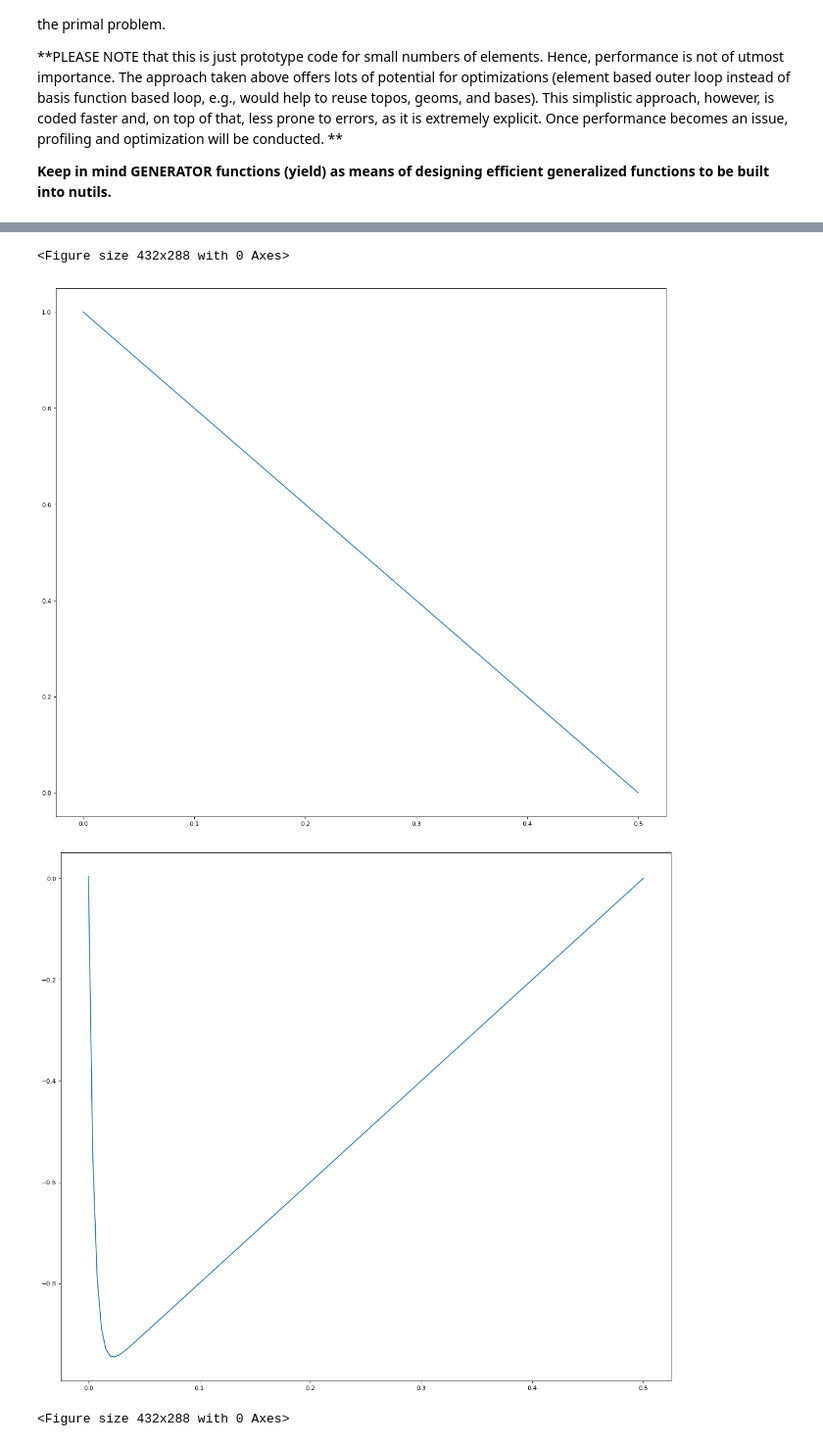
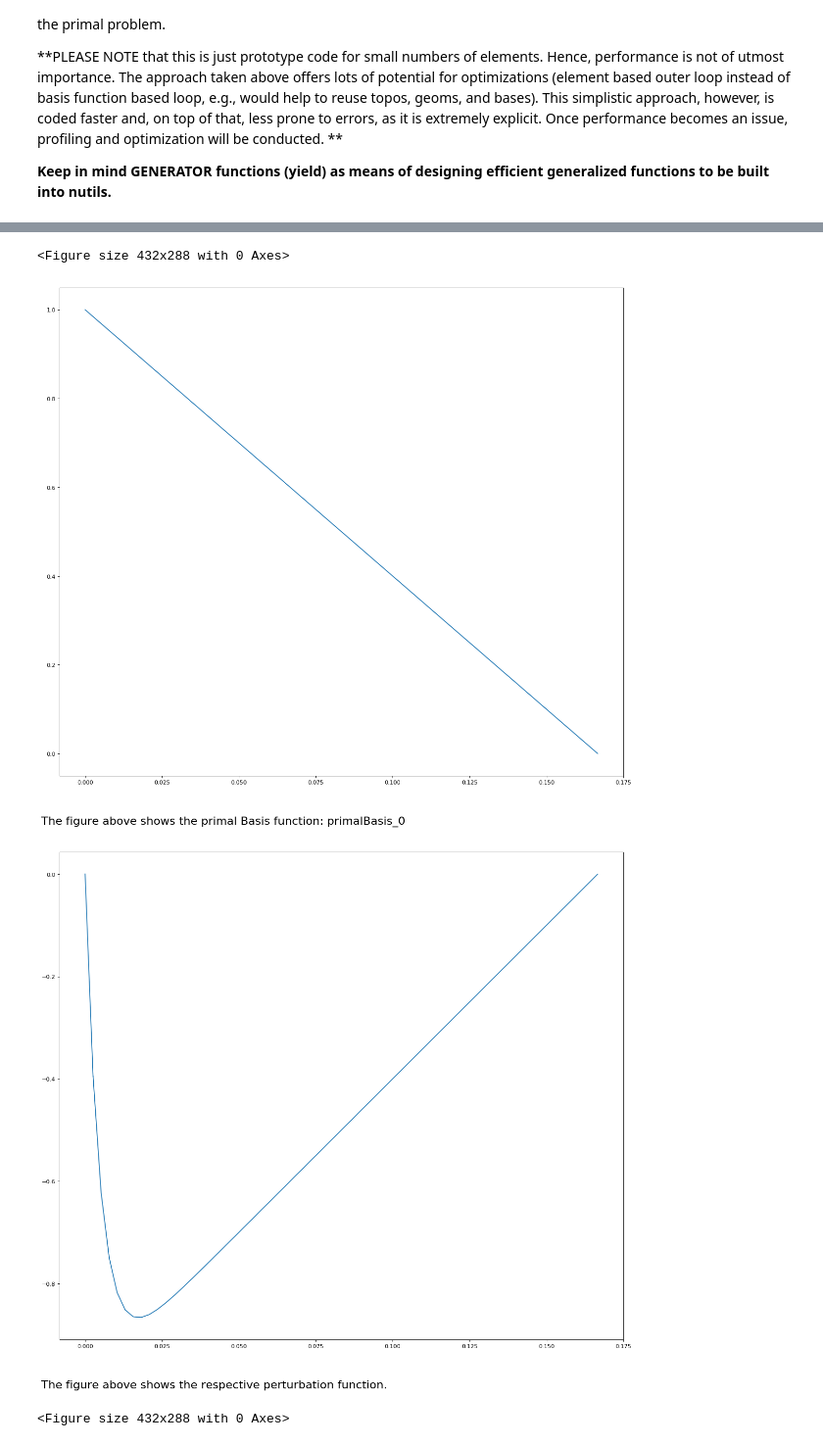
Before and after one commit to OVGULIU/Petrov-Galerkin, a Jupyter notebook: notebook_adv_diff_adjoint_1DArb.ipynb, the cells around one changed output, grey strips where cells are left out. Shown at 98% size. Drawn from its saved outputs; the diff is of its cells as text; code cells hidden in the pictures.

```diff
--- a/notebook_adv_diff_adjoint_1DArb.ipynb
+++ b/notebook_adv_diff_adjoint_1DArb.ipynb
@@ -52,16 +53,21 @@ In this notebook, we extend the adjoint implementation to 1D cases of arbitrary
 **adjointDG**
 >> A boolean indicating whether DG discretization is used for the enrichment basis functions.
 # %%
-primalNelems = 2        # number of elements of complete primal domain
-adjointNelems = 8       # number of elements of local adjoint domain
+primalNelems = 6        # number of elements of complete primal domain
+adjointNelems = 7       # number of elements of local adjoint domain
 primalDegree = 1        #
 adjointDegree = 1       #
 primalDG     = False
+if primalDG:
+    primalType = 'discont'
+else:
+    primalType = 'lagrange'
 adjointDG    = True
-if primalDG:
-    nr_nodes = nr_nodes_func(primalNelems, primalDegree, 'DG')
+if adjointDG:
+    adjointType = 'discont'
 else:
-    nr_nodes = nr_nodes_func(primalNelems, primalDegree, 'CG')
+    adjointType = 'lagrange'
+nr_nodes = nr_nodes_func(primalNelems, primalDegree, primalType)
 ndims = 1
 lbound = 0              # lower bound of complete primal domain
 rbound = 1              # right bound of complete primal domain
@@ -101,7 +107,7 @@ In this section, the user can adjust some stabilization parameters
 ns.beta = 1             # beta = 1 creates skew-symmetric bilinear form (more stable in this case)
 ns.gamma = 100          # DG stabilization (especially for linear degree)
 ns.C = ' vel '          # Advection Upwinding coefficient
-ns.stab = 0.01          # The lower stab is chosen, the better the more strongly the weak BCs are imposed
+ns.stab = 0.001          # The lower stab is chosen, the better the more strongly the weak BCs are imposed
 
 # DG Stabilization parameters (all the same for an equidistant mesh)
 ns.tauZero = ' gamma k / h'
@@ -180,6 +186,9 @@ Proceed in this fashiion for every index of the loop. Once this is done, we can
 
 **Keep in mind GENERATOR functions (yield) as means of designing efficient generalized functions to be built into nutils.**
 # %%
+# Save perturbation coordinates in list
+adjVector = []
+
 # Loop over all primal basis functions (nodes for FE).
 for i in range(0, nr_nodes):
     # Create topology and geometry
@@ -201,7 +210,7 @@ for i in range(0, nr_nodes):
     #     Primal
     ns.primalBasis = localPrimalDomain.basis('lagrange', degree=primalDegree)                 # corresponds to phi
     #     Adjoint
-    ns.adjointBasis = localDomain.basis('discont', degree=(primalDegree*adjointDegree)) # corresponds to psi
+    ns.adjointBasis = localDomain.basis(adjointType, degree=(primalDegree*adjointDegree)) # corresponds to psi
 
     # Build adjoint solution function
     ns.uAdj = 'adjointBasis_n ?lhsAdj_n'
@@ -268,22 +277,35 @@ for i in range(0, nr_nodes):
     ####################################################################
 
 
-    # Solve system
+
+    ###################################################################
+    ######################### Solve system ############################
+    #------------------------------------------------------------------
     # find lhs such that res == 0 and substitute this lhs in the namespace
     # lhs = solver.solve_linear('lhs', res, constrain=cons)
     lhsAdj = solver.solve_linear('lhsAdj', resAdj)
+    print(lhsAdj.shape)
     ns = ns(lhsAdj=lhsAdj)
+    adjVector.append(lhsAdj)
+    #------------------------------------------------------------------
+    ######################### Solve system ############################
+    ###################################################################
 
+
+    ###################################################################
+    ######################## Plot Results #############################
+    #------------------------------------------------------------------
     ns.testPlot = '%s' % pbs
 
-    # plot results
     # primal basis function
     plt.figure()
     bezier = localDomain.sample('bezier', 9)
     x, testPlot = bezier.eval([ns.x, ns.testPlot])
     #x, testPlot = bezier.eval([ns.x, ns.testPlot])
     fig=plt.figure(figsize=(18, 16), dpi= 80, facecolor='w', edgecolor='k')
-    print('The following figure shows the primal Basis function: %s' % (pbs))
+    primalText = 'The figure above shows the primal Basis function: %s' % (pbs)
+    fig.text(.1,.05, primalText, fontsize=20)
+    #print('The following figure shows the primal Basis function: %s' % (pbs))
     plt.plot(x, testPlot)
 
     # perturbation
@@ -292,6 +314,10 @@ for i in range(0, nr_nodes):
     x, uAdj = bezier.eval([ns.x, ns.uAdj])
     #x, testPlot = bezier.eval([ns.x, ns.testPlot])
     fig=plt.figure(figsize=(18, 16), dpi= 80, facecolor='w', edgecolor='k')
-    print('The following figure shows the respective perturbation function.')
+    adjointText = 'The figure above shows the respective perturbation function.'
+    fig.text(.1,.05, adjointText, fontsize=20)
     plt.plot(x, uAdj)
+    #------------------------------------------------------------------
+    ######################## Plot Results #############################
+    ###################################################################
 # %% [output]
@@ -319,4 +345,4 @@ The following figure shows the respective perturbation function.
 <Figure size 432x288 with 0 Axes>
-[figure, old version]
+[figure, new version]
-[figure, old version]
+[figure, new version]
 <Figure size 432x288 with 0 Axes>
```
Also changed, not shown: parts of 13 cells of this notebook, 1 other file.
